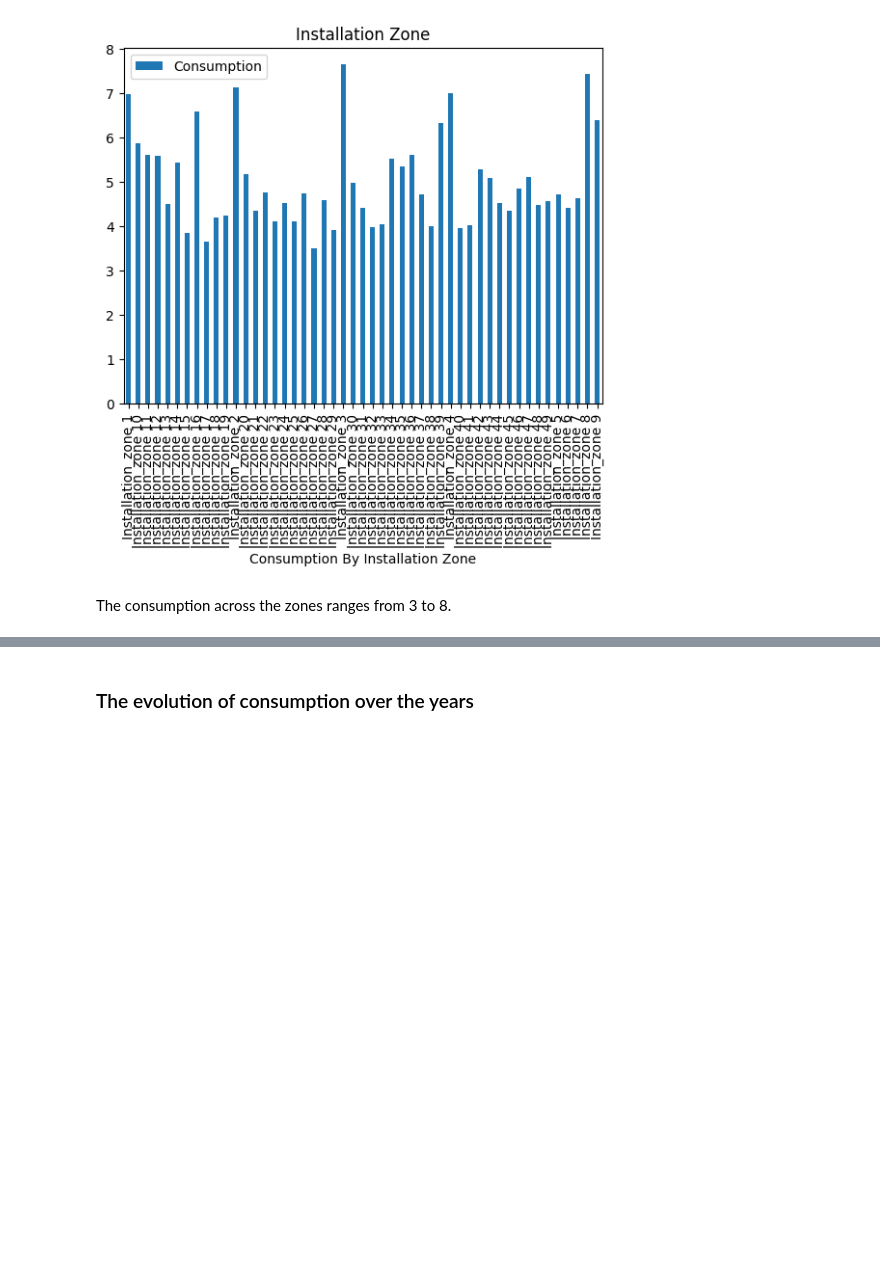
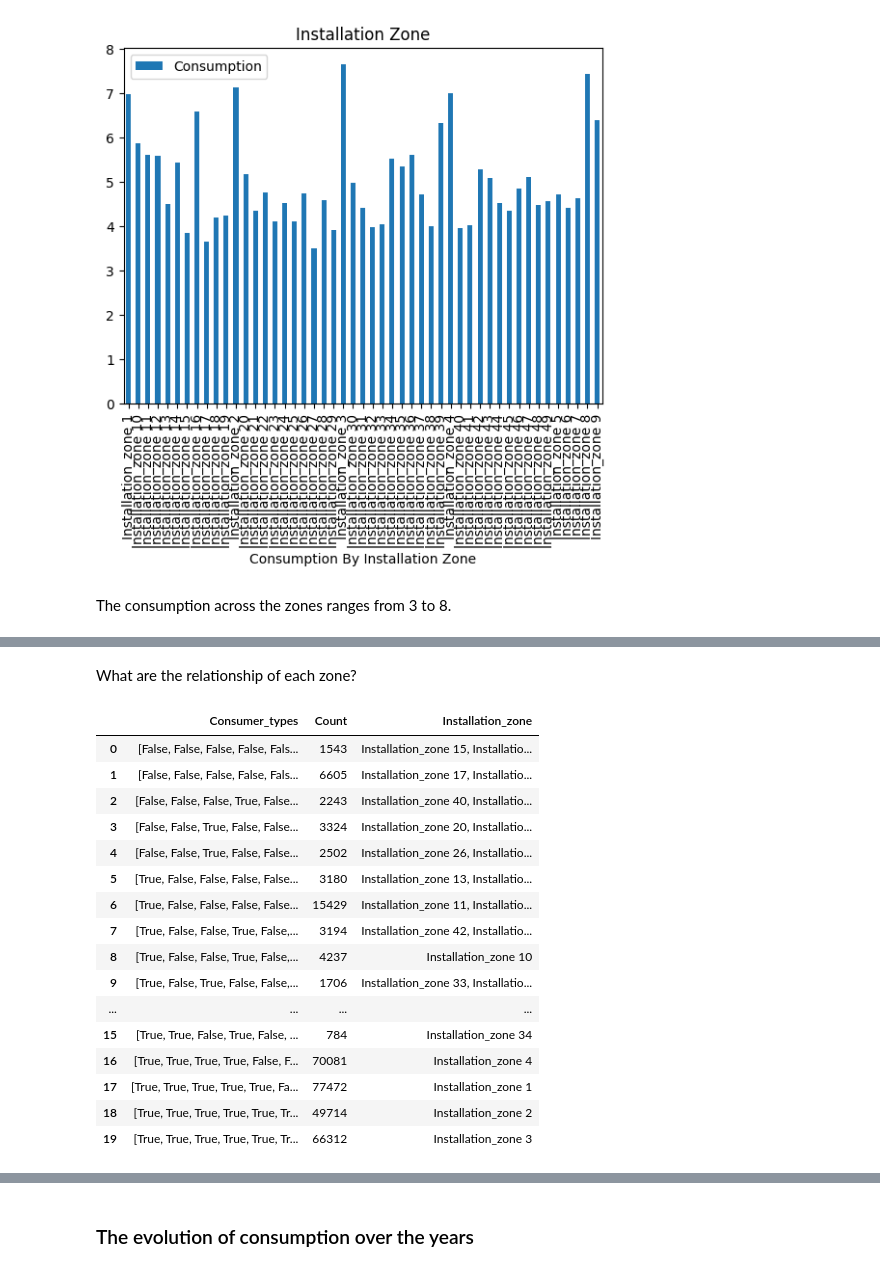
Before and after one commit to Shemeazza/ML4DS-D, a Jupyter notebook: analysis/An_Initial_Analysis.ipynb, the cells around one changed output, grey strips where cells are left out. Cells and saved outputs as stored; diff of their text form; code cells hidden in the pictures; blank space fills up the shorter version.

```diff
--- a/analysis/An_Initial_Analysis.ipynb
+++ b/analysis/An_Initial_Analysis.ipynb
@@ -153,0 +209,45 @@ The consumption across the zones ranges from 3 to 8.
+# %% [markdown]
+What are the relationship of each zone?
+# %%
+user_counts = water_consumption.groupby(['Consumer_type', 'Installation_zone']).size().reset_index(name='Count')
+
+user_counts = pd.get_dummies(user_counts, columns=['Consumer_type'], prefix='Consumer_type')
+user_counts = user_counts.groupby(['Installation_zone']).agg({
+    'Count': 'sum',
+    'Consumer_type_construction': 'sum',
+    'Consumer_type_domestic': 'sum',
+    'Consumer_type_industrial': 'sum',
+    'Consumer_type_low income families': 'sum',
+    'Consumer_type_rural commercial': 'sum',
+    'Consumer_type_rural expansion': 'sum',
+    'Consumer_type_rural domestic': 'sum'
+  }).reset_index()
+
+user_counts['Consumer_types'] = user_counts.iloc[:, 2:].astype(str).apply(lambda row: ','.join(map(str, row)), axis=1)
+
+user_counts = user_counts.groupby(['Consumer_types']).agg({
+    'Count': 'sum',
+    'Installation_zone': lambda x: ', '.join(map(str, x))
+  }).reset_index()
+
+user_counts['Consumer_types'] = user_counts['Consumer_types'].str.split(',').apply(lambda x: [bool(int(val)) for val in x])
+
+user_counts
+# %% [output]
+|  | Consumer_types | Count | Installation_zone |
+| 0 | [False, False, False, False, Fals... | 1543 | Installation_zone 15, Installatio... |
+| 1 | [False, False, False, False, Fals... | 6605 | Installation_zone 17, Installatio... |
+| 2 | [False, False, False, True, False... | 2243 | Installation_zone 40, Installatio... |
+| 3 | [False, False, True, False, False... | 3324 | Installation_zone 20, Installatio... |
+| 4 | [False, False, True, False, False... | 2502 | Installation_zone 26, Installatio... |
+| 5 | [True, False, False, False, False... | 3180 | Installation_zone 13, Installatio... |
+| 6 | [True, False, False, False, False... | 15429 | Installation_zone 11, Installatio... |
+| 7 | [True, False, False, True, False,... | 3194 | Installation_zone 42, Installatio... |
+| 8 | [True, False, False, True, False,... | 4237 | Installation_zone 10 |
+| 9 | [True, False, True, False, False,... | 1706 | Installation_zone 33, Installatio... |
+| ... | ... | ... | ... |
+| 15 | [True, True, False, True, False, ... | 784 | Installation_zone 34 |
+| 16 | [True, True, True, True, False, F... | 70081 | Installation_zone 4 |
+| 17 | [True, True, True, True, True, Fa... | 77472 | Installation_zone 1 |
+| 18 | [True, True, True, True, True, Tr... | 49714 | Installation_zone 2 |
+| 19 | [True, True, True, True, True, Tr... | 66312 | Installation_zone 3 |
```
Also changed, not shown: parts of 9 cells of this notebook.
